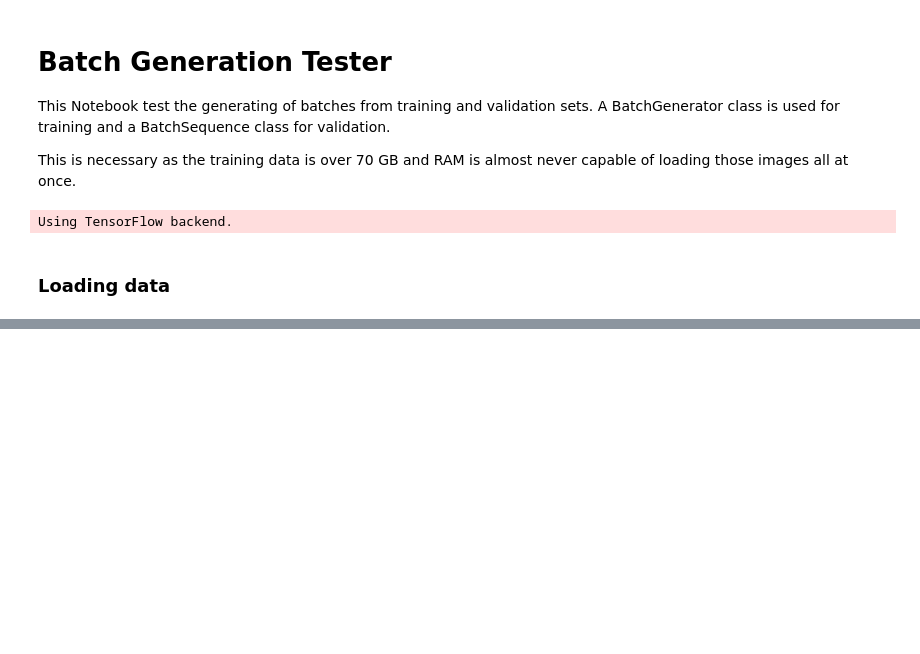
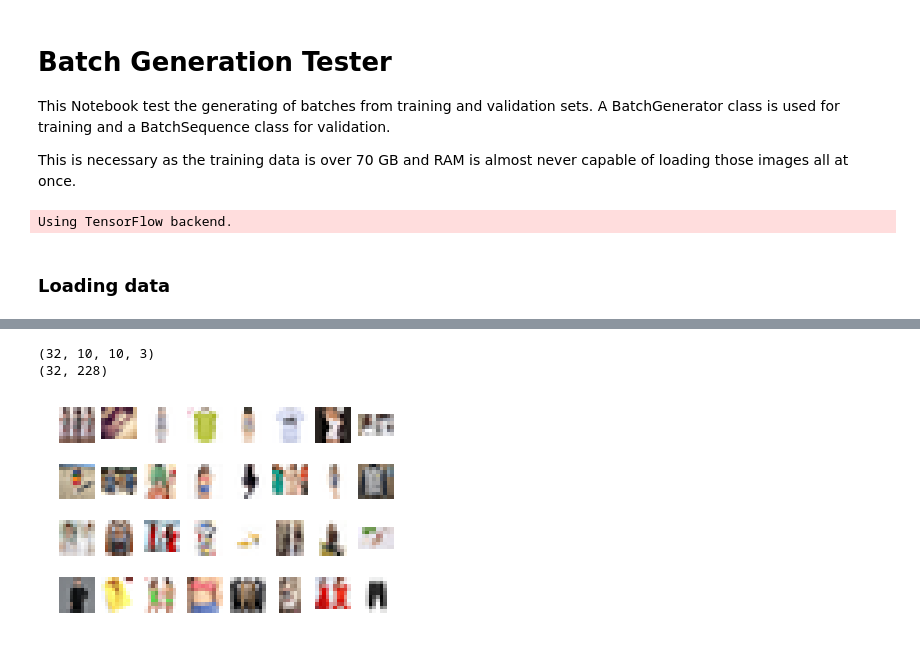
Before and after one commit to simgeekiz/FashionChallenge, a Jupyter notebook: data_preparation/Batch Generation Tester.ipynb, the cells around one changed output, grey strips where cells are left out. Cells and saved outputs as stored; diff of their text form; code cells hidden in the pictures; blank space fills up the shorter version.

```diff
--- a/data_preparation/Batch Generation Tester.ipynb
+++ b/data_preparation/Batch Generation Tester.ipynb
@@ -58,3 +77,22 @@ for batch_x, batch_y in training_gen:
+# %%
+# displaying the difference in image size
+training_gen = BatchGenerator(
+    input_dir=images_path_train,
+    y=y_train,
+    batch_size=32,
+    shuffle=False,
+    img_size=10
+)
+
+for batch_x, batch_y in training_gen:
+    print(batch_x.shape)
+    print(batch_y.shape)
+    plot_image(batch_x)
+    break
+# %% [output]
+(32, 10, 10, 3)
+(32, 228)
+[figure, added]
 # %%
 # Test the sequence
 validation_seq = BatchSequence(
```
Also changed, not shown: parts of 3 cells of this notebook, 1 other file.
